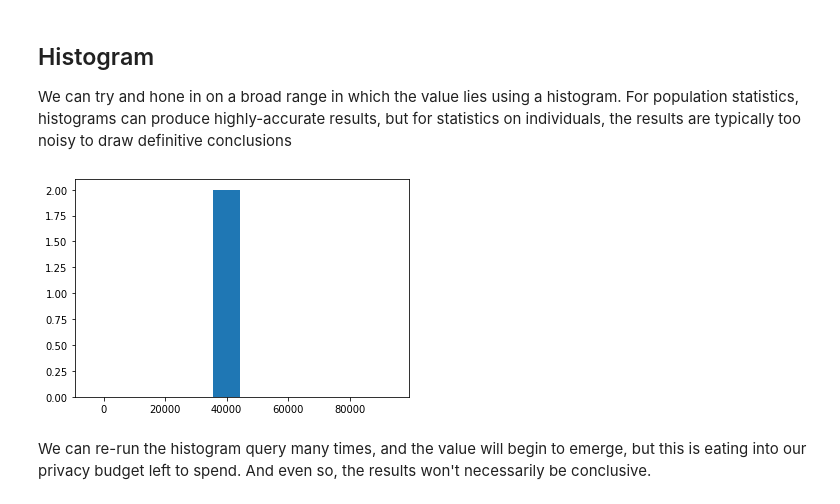
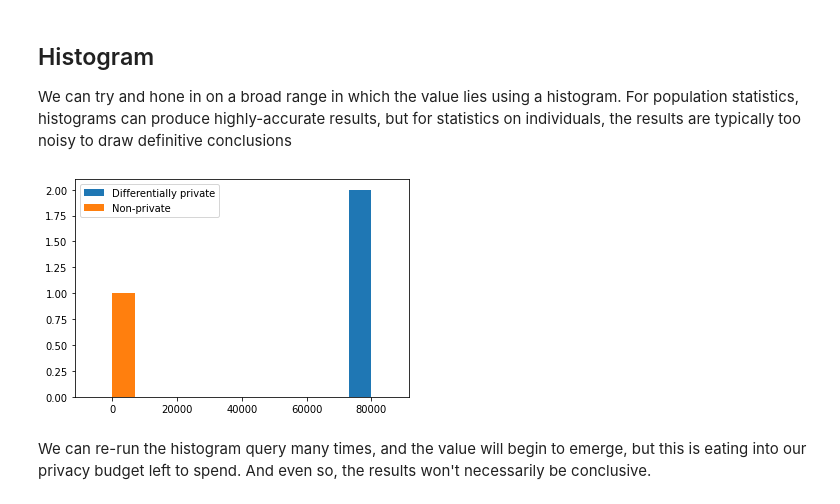
Before and after one commit to IBM/differential-privacy-library, a Jupyter notebook: notebooks/exploration2.ipynb, the cells around one changed output. Saved outputs shown, nothing was run; the diff lists cells and outputs as text; code cells hidden in the pictures.

```diff
--- a/notebooks/exploration2.ipynb
+++ b/notebooks/exploration2.ipynb
@@ -54,13 +54,17 @@ Let's try and determine the `capital-gain` for the 0th row of the dataset. The a
 # %% [markdown]
 ## Histogram
 We can try and hone in on a broad range in which the value lies using a histogram. For population statistics, histograms can produce highly-accurate results, but for statistics on individuals, the results are typically too noisy to draw definitive conclusions
-# %%
-hist, bins = dp.tools.histogram(data['capital_gain'][0], range=(0, 100000))
-
-plt.bar(bins[:-1], hist, width=10000*.9)
-plt.show()
-# %% [output]
-[figure, removed]
+# %%
+hist_dp, bins = dp.tools.histogram(data['capital_gain'][0], range=(0, 100000), bins=5)
+hist_np, bins = np.histogram(data['capital_gain'][0], range=(0, 100000), bins=5)
+w = 10000*.7
+
+plt.bar(bins[:-1] - w/2, hist_dp, width=w, label="Differentially private")
+plt.bar(bins[:-1] + w/2, hist_np, width=w, label="Non-private")
+plt.legend()
+plt.show()
+# %% [output]
+[figure, added]
 # %% [markdown]
 We can re-run the histogram query many times, and the value will begin to emerge, but this is eating into our privacy budget left to spend. And even so, the results won't necessarily be conclusive.
 # %%
```
Also changed, not shown: parts of 24 cells of this notebook.
